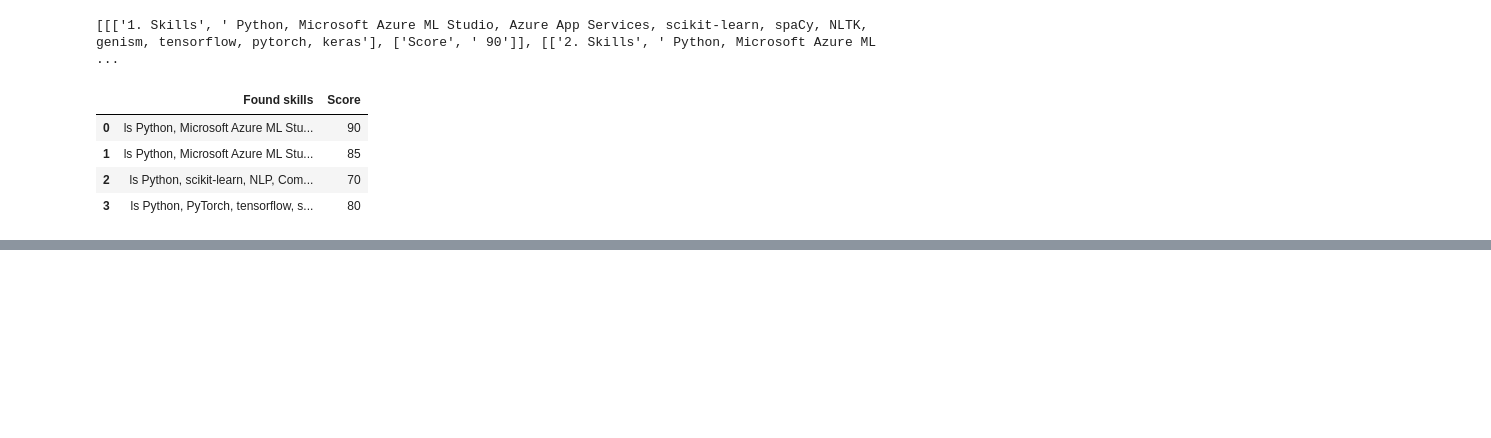
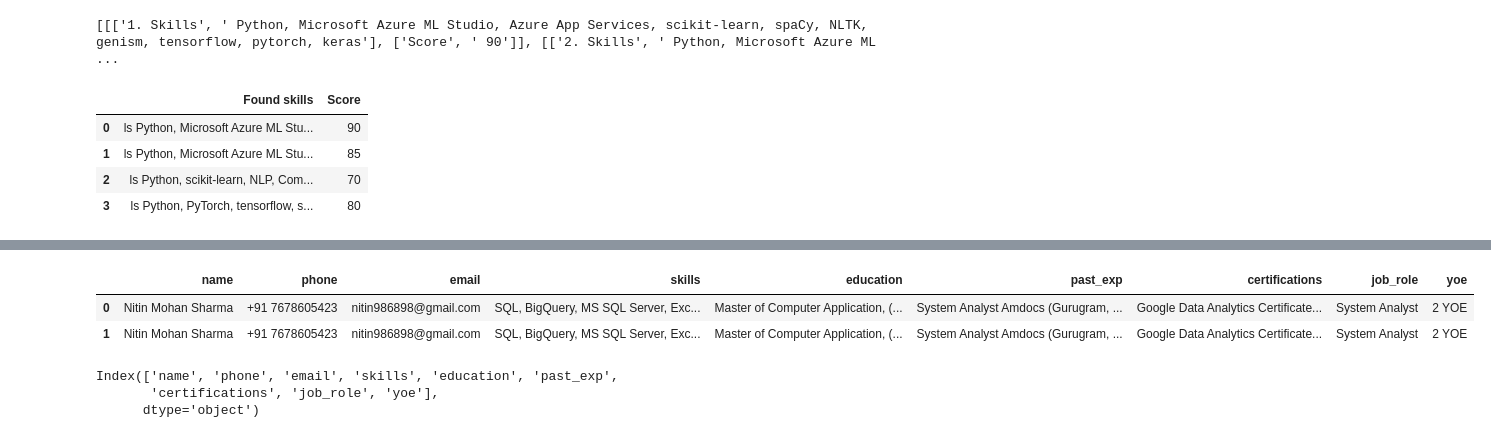
Before and after one commit to coderkol95/hr_analytics, a Jupyter notebook: test.ipynb, the cells around one changed output, grey strips where cells are left out. Cells and saved outputs as stored; diff of their text form; code cells hidden in the pictures; blank space fills up the shorter version.

```diff
--- a/test.ipynb
+++ b/test.ipynb
@@ -415,3 +415,14 @@ recom["Name"]
 | 1 | ls Python, Microsoft Azure ML Stu... | 85 |
 | 2 | ls Python, scikit-learn, NLP, Com... | 70 |
 | 3 | ls Python, PyTorch, tensorflow, s... | 80 |
+# %%
+from dotenv import load_dotenv
+import os
+import pymongo
+import pandas as pd
+load_dotenv()
+
+## getting the mongoDB Collection: DataBase Name : Resume , Collection Name : Resume
+collection  = pymongo.MongoClient( os.getenv("MONGO_URI") )['Resume']['Resume']
+df =  pd.DataFrame(collection.find())
+df
@@ -417,0 +441,20 @@ recom["Name"]
+# %%
+query = {
+  "$or": [
+    { "past_exp": { "$regex": "System Analyst"} },
+    { "past_exp": { "$regex": "Operations Engineer"} }
+  ]
+}
+data=collection.find(query,{'_id':0})
+df = pd.DataFrame(data)
+df
+# %% [output]
+|  | name | phone | email | skills | education | past_exp | certifications | job_role | yoe |
+| 0 | Nitin Mohan Sharma | +91 7678605423 | nitin986898@gmail.com | SQL, BigQuery, MS SQL Server, Exc... | Master of Computer Application, (... | System Analyst Amdocs (Gurugram, ... | Google Data Analytics Certificate... | System Analyst | 2 YOE |
+| 1 | Nitin Mohan Sharma | +91 7678605423 | nitin986898@gmail.com | SQL, BigQuery, MS SQL Server, Exc... | Master of Computer Application, (... | System Analyst Amdocs (Gurugram, ... | Google Data Analytics Certificate... | System Analyst | 2 YOE |
+# %%
+df.columns
+# %% [output]
+Index(['name', 'phone', 'email', 'skills', 'education', 'past_exp',
+       'certifications', 'job_role', 'yoe'],
+      dtype='object')
```
Also changed, not shown: parts of 12 cells of this notebook.
